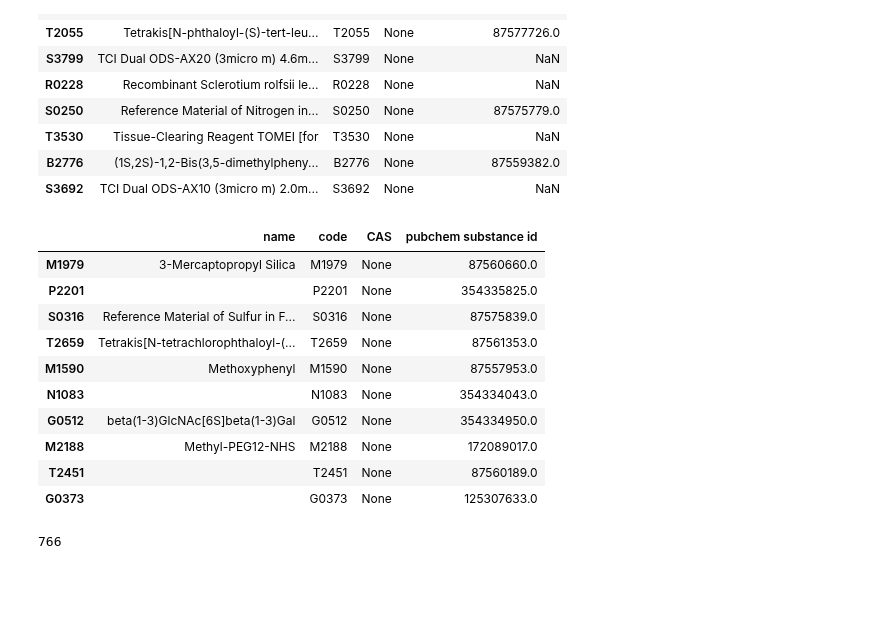
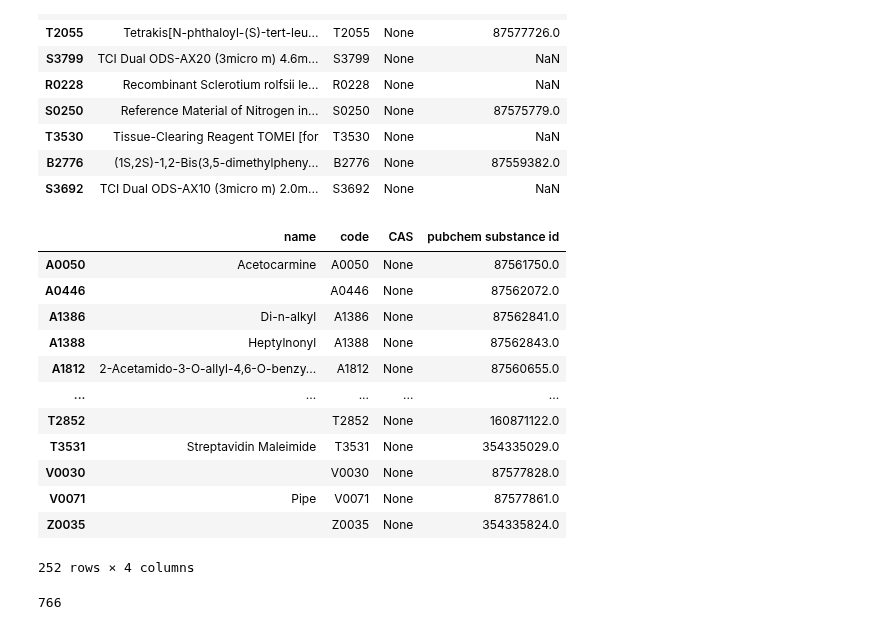
Before and after one commit to stephanyvargas/Learning_DataScience, a Jupyter notebook: WebScrapping_data/test_data_TCI.ipynb, the cells around one changed output. Drawn from its saved outputs; the diff is of its cells as text; code cells hidden in the pictures; blank space fills up the shorter version.

```diff
--- a/WebScrapping_data/test_data_TCI.ipynb
+++ b/WebScrapping_data/test_data_TCI.ipynb
@@ -211,20 +213,21 @@ df[df.CAS.isnull()][['name','code', 'CAS', 'pubchem substance id']].sample(10)
 | B2776 | (1S,2S)-1,2-Bis(3,5-dimethylpheny... | B2776 | None | 87559382.0 |
 | S3692 | TCI Dual ODS-AX10 (3micro m) 2.0m... | S3692 | None | NaN |
 # %%
-#check the compounds that have no CAS -> got to come back to these eventually
-df[df.CAS.isnull() & df['pubchem substance id'].notnull()][['name','code', 'CAS', 'pubchem substance id']].sample(10)
+df[df.CAS.isnull() & df['pubchem substance id'].notnull()][['name','code', 'CAS', 'pubchem substance id']]
 # %% [output]
 |  | name | code | CAS | pubchem substance id |
-| M1979 | 3-Mercaptopropyl Silica | M1979 | None | 87560660.0 |
-| P2201 |  | P2201 | None | 354335825.0 |
-| S0316 | Reference Material of Sulfur in F... | S0316 | None | 87575839.0 |
-| T2659 | Tetrakis[N-tetrachlorophthaloyl-(... | T2659 | None | 87561353.0 |
-| M1590 | Methoxyphenyl | M1590 | None | 87557953.0 |
-| N1083 |  | N1083 | None | 354334043.0 |
-| G0512 | beta(1-3)GlcNAc[6S]beta(1-3)Gal | G0512 | None | 354334950.0 |
-| M2188 | Methyl-PEG12-NHS | M2188 | None | 172089017.0 |
-| T2451 |  | T2451 | None | 87560189.0 |
-| G0373 |  | G0373 | None | 125307633.0 |
+| A0050 | Acetocarmine | A0050 | None | 87561750.0 |
+| A0446 |  | A0446 | None | 87562072.0 |
+| A1386 | Di-n-alkyl | A1386 | None | 87562841.0 |
+| A1388 | Heptylnonyl | A1388 | None | 87562843.0 |
+| A1812 | 2-Acetamido-3-O-allyl-4,6-O-benzy... | A1812 | None | 87560655.0 |
+| ... | ... | ... | ... | ... |
+| T2852 |  | T2852 | None | 160871122.0 |
+| T3531 | Streptavidin Maleimide | T3531 | None | 354335029.0 |
+| V0030 |  | V0030 | None | 87577828.0 |
+| V0071 | Pipe | V0071 | None | 87577861.0 |
+| Z0035 |  | Z0035 | None | 354335824.0 |
+252 rows × 4 columns
 # %%
 len(df[df.CAS.isnull()])
 # %% [output]
```
Also changed, not shown: parts of 1 cell of this notebook, 7 other files.
